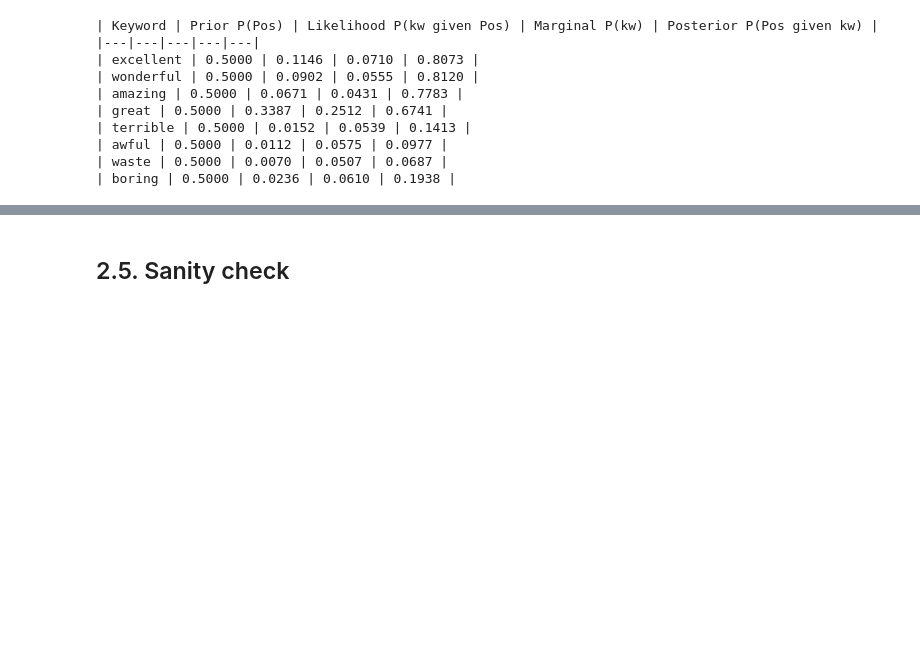
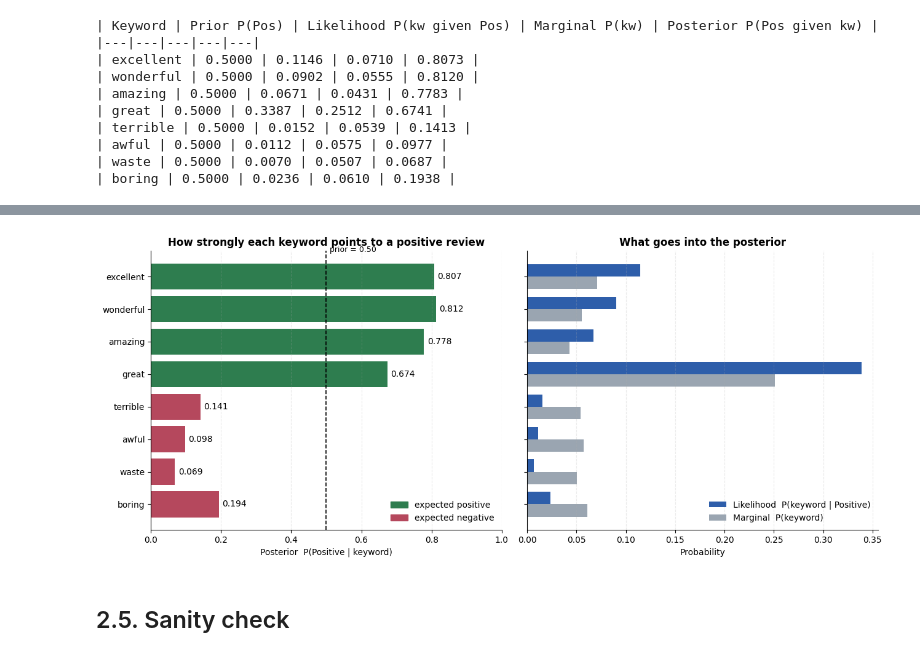
Before and after one commit to ToluwaniOladeji/Formative_3_Group_9, a Jupyter notebook: formative3_group_9.ipynb, the cells around one changed output, grey strips where cells are left out. Cells and saved outputs as stored; diff of their text form; code cells hidden in the pictures; blank space fills up the shorter version.

```diff
--- a/formative3_group_9.ipynb
+++ b/formative3_group_9.ipynb
@@ -442,3 +446,57 @@ print_bayes_table(bayes_rows(counts, KEYWORDS))
+# %%
+def plot_posteriors(rows, positive_keywords, save_as="part2_bayes_posteriors.png"):
+    """Left: P(Positive | keyword) per keyword. Right: how common each keyword is vs how often positive reviews use it."""
+    from matplotlib.patches import Patch
+
+    keywords = [row[0] for row in rows]
+    prior = rows[0][1]
+    likelihoods = [row[2] for row in rows]
+    marginals = [row[3] for row in rows]
+    posteriors = [row[4] for row in rows]
+    colours = ["#2E7D4F" if k in positive_keywords else "#B5485D" for k in keywords]
+    positions = list(range(len(keywords)))
+
+    fig, (left, right) = plt.subplots(1, 2, figsize=(13, 5.5), sharey=True)
+
+    # Left panel: the posterior, with the prior as the reference line
+    left.barh(positions, posteriors, color=colours)
+    left.axvline(prior, color="black", linestyle="--", linewidth=1.2)
+    left.text(prior + 0.01, -0.75, f"prior = {prior:.2f}", fontsize=9)
+    for y, value in zip(positions, posteriors):
+        left.text(value + 0.01, y, f"{value:.3f}", va="center", fontsize=10)
+    left.set_xlim(0, 1)
+    left.set_yticks(positions)
+    left.set_yticklabels(keywords)
+    left.invert_yaxis()
+    left.set_xlabel("Posterior  P(Positive | keyword)")
+    left.set_title("How strongly each keyword points to a positive review", fontweight="bold")
+    left.legend(handles=[Patch(color="#2E7D4F", label="expected positive"),
+                         Patch(color="#B5485D", label="expected negative")],
+                loc="lower right", frameon=False)
+
+    # Right panel: likelihood vs marginal, the two quantities the posterior is built from
+    height = 0.38
+    right.barh([y - height / 2 for y in positions], likelihoods, height=height,
+               color="#2E5EAA", label="Likelihood  P(keyword | Positive)")
+    right.barh([y + height / 2 for y in positions], marginals, height=height,
+               color="#9AA5B1", label="Marginal  P(keyword)")
+    right.set_xlabel("Probability")
+    right.set_title("What goes into the posterior", fontweight="bold")
+    right.legend(frameon=False, loc="lower right")
+
+    for ax in (left, right):
+        ax.grid(axis="x", alpha=0.25, linestyle="--")
+        for side in ("top", "right"):
+            ax.spines[side].set_visible(False)
+
+    plt.tight_layout()
+    plt.savefig(save_as, dpi=150, bbox_inches="tight")
+    plt.show()
+
+
+plot_posteriors(bayes_rows(counts, KEYWORDS), POSITIVE_KEYWORDS)
+# %% [output]
+[figure, added]
 # %% [markdown]
 ## 2.5. Sanity check
 # %%
```
Also changed, not shown: parts of 1 cell of this notebook.
